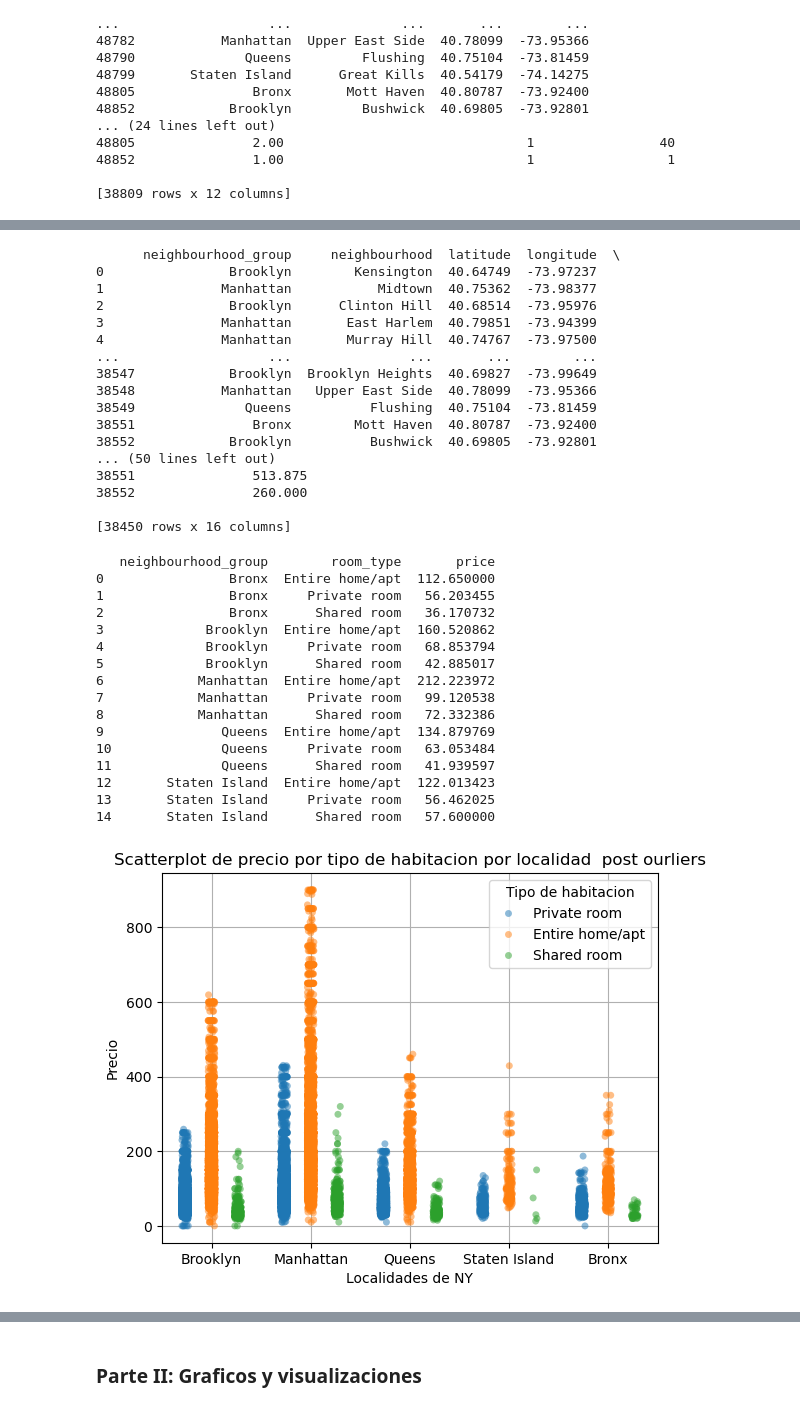
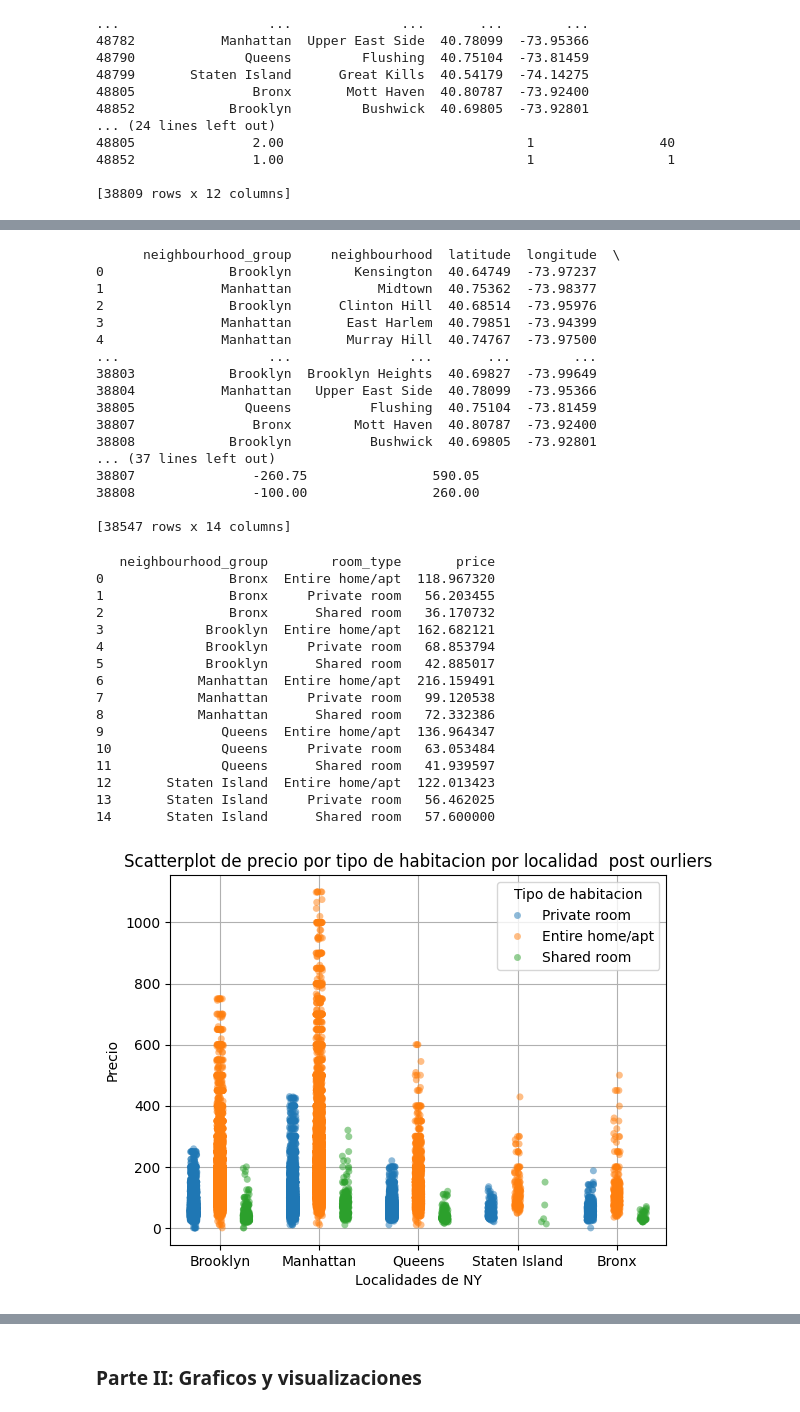
Before and after one commit to AngelaNavajas/CC408-T1-4, a Jupyter notebook: TP2 probar/TP2/TP2_rial.ipynb, the cells around one changed output, grey strips where cells are left out. Cells and saved outputs as stored; diff of their text form; code cells hidden in the pictures.

Commit message:
solucionado base_airbnb

```diff
--- a/TP2 probar/TP2/TP2_rial.ipynb
+++ b/TP2 probar/TP2/TP2_rial.ipynb
@@ -38,10 +38,10 @@ import seaborn as sns
 from sklearn.model_selection import train_test_split
 # %%
 # base tizi
-primera_base_airbnb = pd.read_csv(r"C:\Users\tizip\OneDrive\Documentos\Tizi UdeSA\8- Ciencia de datos\CC408-T1-4\TP2 probar\TP2\Base Airbnb NY.csv")
+#primera_base_airbnb = pd.read_csv(r"C:\Users\tizip\OneDrive\Documentos\Tizi UdeSA\8- Ciencia de datos\CC408-T1-4\TP2 probar\TP2\Base Airbnb NY.csv")
 
 # base angie
-# primera_base_airbnb = pd.read_csv(r'/Users/angelanavajas/Desktop/Ciencia de datos/TP1/CC408-T1-4/TP2 probar/TP2/Base Airbnb NY.csv')
+primera_base_airbnb = pd.read_csv(r'/Users/angelanavajas/Desktop/Ciencia de datos/TP1/CC408-T1-4/TP2 probar/TP2/Base Airbnb NY.csv')
 
 print(primera_base_airbnb)
 # %% [output]
@@ -157,7 +157,7 @@ plt.show()
 # %%
 # OUTLIERS DE PRECIO POR TIPO DE HABITACION POR LOCALIDAD
-Q1_2 = base_airbnb_sin_outliers.groupby(['neighbourhood_group', 'room_type'])['price'].quantile(0.05)
-Q3_2 = base_airbnb_sin_outliers.groupby(['neighbourhood_group', 'room_type'])['price'].quantile(0.95)
+Q1_2 = base_airbnb_columnas.groupby(['neighbourhood_group', 'room_type'])['price'].quantile(0.05)
+Q3_2 = base_airbnb_columnas.groupby(['neighbourhood_group', 'room_type'])['price'].quantile(0.95)
 IQR_2 = Q3_2 - Q1_2
 lower_precio_hab_loc = Q1_2 - 1.5 * IQR_2
 upper_precio_hab_loc = Q3_2 + 1.5 * IQR_2
@@ -165,14 +165,14 @@ upper_precio_hab_loc = Q3_2 + 1.5 * IQR_2
 # Crear un DataFrame con los límites de los cuantiles
 limits_precio_hab_loc = pd.DataFrame({'lower_precio_hab_loc': lower_precio_hab_loc, 'upper_precio_hab_loc': upper_precio_hab_loc}).reset_index()
 # Unir los límites al DataFrame original en los localidad
-base_airbnb_limites_hab = pd.merge(base_airbnb_sin_outliers, limits_precio_hab_loc, on = ['neighbourhood_group', 'room_type'])
+base_airbnb_limites_hab = pd.merge(base_airbnb_columnas, limits_precio_hab_loc, on = ['neighbourhood_group', 'room_type'])
 
 # me quedo solo con los datos uqe son mayor o igual a "lower" y menor o igual a "upper"
-base_airbnb_sin_outliers_1 = base_airbnb_limites_hab[
+base_airbnb_outliers = base_airbnb_limites_hab[
     (base_airbnb_limites_hab['price'] >= base_airbnb_limites_hab['lower_precio_hab_loc']) &
     (base_airbnb_limites_hab['price'] <= base_airbnb_limites_hab['upper_precio_hab_loc'])]
 
-print(base_airbnb_sin_outliers_1)
+print(base_airbnb_outliers)
 # %% [output]
       neighbourhood_group     neighbourhood  latitude  longitude  \
 0                Brooklyn        Kensington  40.64749  -73.97237
@@ -181,46 +181,46 @@ print(base_airbnb_sin_outliers_1)
 3               Manhattan       East Harlem  40.79851  -73.94399
 4               Manhattan       Murray Hill  40.74767  -73.97500
 ...                   ...               ...       ...        ...
-38547            Brooklyn  Brooklyn Heights  40.69827  -73.99649
-38548           Manhattan   Upper East Side  40.78099  -73.95366
-38549              Queens          Flushing  40.75104  -73.81459
-38551               Bronx        Mott Haven  40.80787  -73.92400
-38552            Brooklyn          Bushwick  40.69805  -73.92801
-... (50 lines left out)
-38551               513.875
-38552               260.000
+38803            Brooklyn  Brooklyn Heights  40.69827  -73.99649
+38804           Manhattan   Upper East Side  40.78099  -73.95366
+38805              Queens          Flushing  40.75104  -73.81459
+38807               Bronx        Mott Haven  40.80787  -73.92400
+38808            Brooklyn          Bushwick  40.69805  -73.92801
+... (37 lines left out)
+38807               -260.75                590.05
+38808               -100.00                260.00
 
-[38450 rows x 16 columns]
+[38547 rows x 14 columns]
 # %%
 # DISTRIBUCIÓN PRECIO POR HABITACION POR LOCALIDAD POST DEPURACION
-means_hab_loc_out = base_airbnb_sin_outliers_1.groupby(['neighbourhood_group', 'room_type'])['price'].mean().reset_index()
+means_hab_loc_out = base_airbnb_outliers.groupby(['neighbourhood_group', 'room_type'])['price'].mean().reset_index()
 print(means_hab_loc_out)
 
-sns.stripplot(data = base_airbnb_sin_outliers_1, x = "neighbourhood_group", y = "price", hue = "room_type", dodge = True, alpha = 0.5)
+sns.stripplot(data = base_airbnb_outliers, x = "neighbourhood_group", y = "price", hue = "room_type", dodge = True, alpha = 0.5)
 plt.title("Scatterplot de precio por tipo de habitacion por localidad  post ourliers")
 plt.xlabel ("Localidades de NY")
 plt.ylabel ("Precio")
 plt.legend(title = "Tipo de habitacion")
 plt.grid()
 plt. show()
 # %% [output]
    neighbourhood_group        room_type       price
-0                Bronx  Entire home/apt  112.650000
+0                Bronx  Entire home/apt  118.967320
 1                Bronx     Private room   56.203455
 2                Bronx      Shared room   36.170732
-3             Brooklyn  Entire home/apt  160.520862
+3             Brooklyn  Entire home/apt  162.682121
 4             Brooklyn     Private room   68.853794
 5             Brooklyn      Shared room   42.885017
-6            Manhattan  Entire home/apt  212.223972
+6            Manhattan  Entire home/apt  216.159491
 7            Manhattan     Private room   99.120538
 8            Manhattan      Shared room   72.332386
-9               Queens  Entire home/apt  134.879769
+9               Queens  Entire home/apt  136.964347
 10              Queens     Private room   63.053484
 11              Queens      Shared room   41.939597
 12       Staten Island  Entire home/apt  122.013423
 13       Staten Island     Private room   56.462025
 14       Staten Island      Shared room   57.600000
-[figure, old version]
+[figure, new version]
 # %%
 # DENSIDAD DE PRECIOS DE ALOJAMIENTOS POST OUTLIERS 2
 plt.figure(figsize=(10, 6))
```
Also changed, not shown: parts of 18 cells of this notebook.
